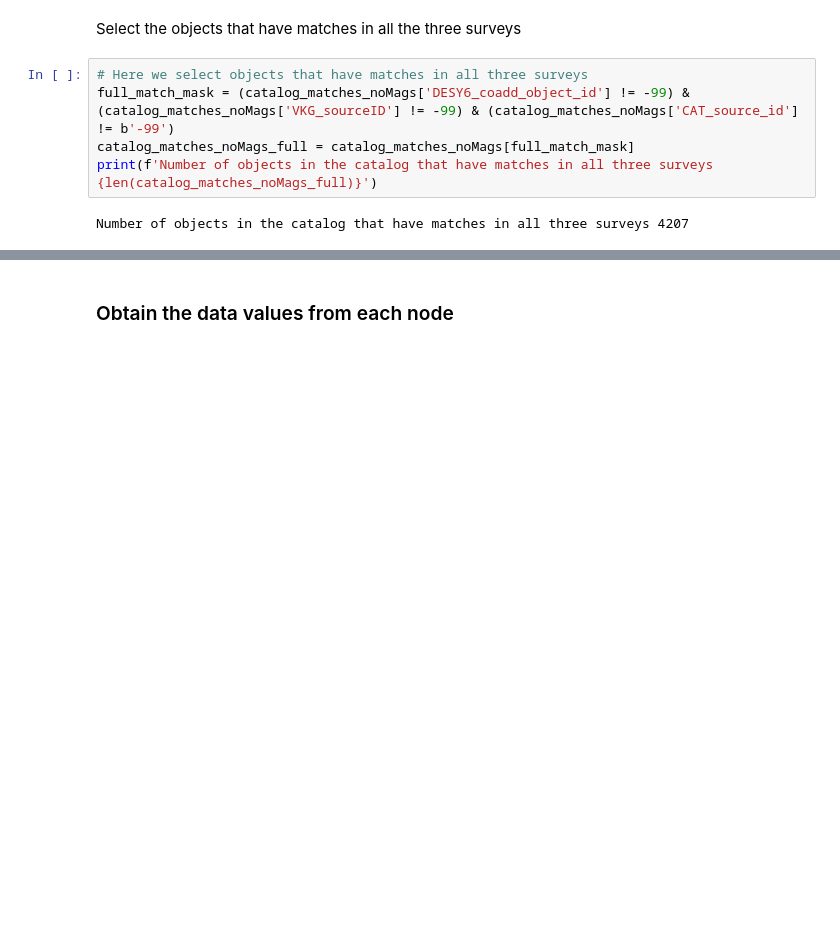
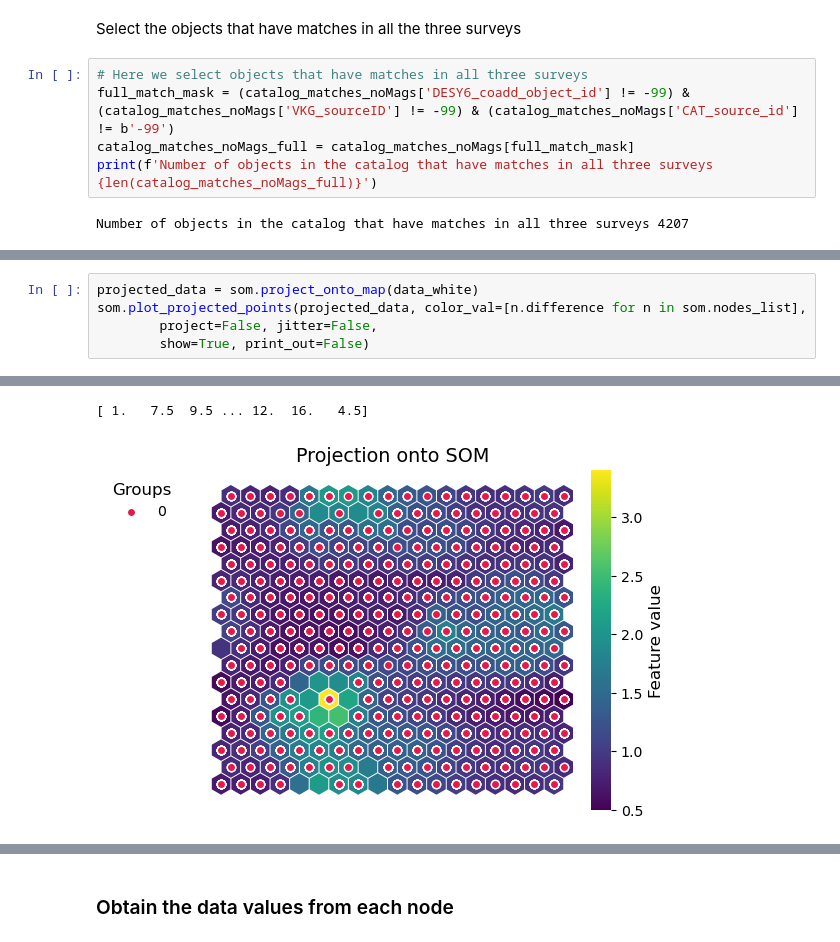
Before and after one commit to theWebTardigrade/fundamental-properties-of-EMU-radio-sources, a Jupyter notebook: code/4_SOMs.ipynb, the cells around one changed output, grey strips where cells are left out. Saved outputs shown, nothing was run; the diff lists cells and outputs as text; blank space fills up the shorter version.

```diff
--- a/code/4_SOMs.ipynb
+++ b/code/4_SOMs.ipynb
@@ -110,0 +401,6 @@ Select the columns to run the SOMs
+# %%
+projected_data = som.project_onto_map(data_white)
+som.plot_projected_points(projected_data, color_val=[n.difference for n in som.nodes_list],
+        project=False, jitter=False,
+        show=True, print_out=False)
+# %% [output]
@@ -110,0 +409,2 @@ Select the columns to run the SOMs
+[ 1.   7.5  9.5 ... 12.  16.   4.5]
+[figure, added]
```
Also changed, not shown: parts of 27 cells of this notebook, 11 other files.
